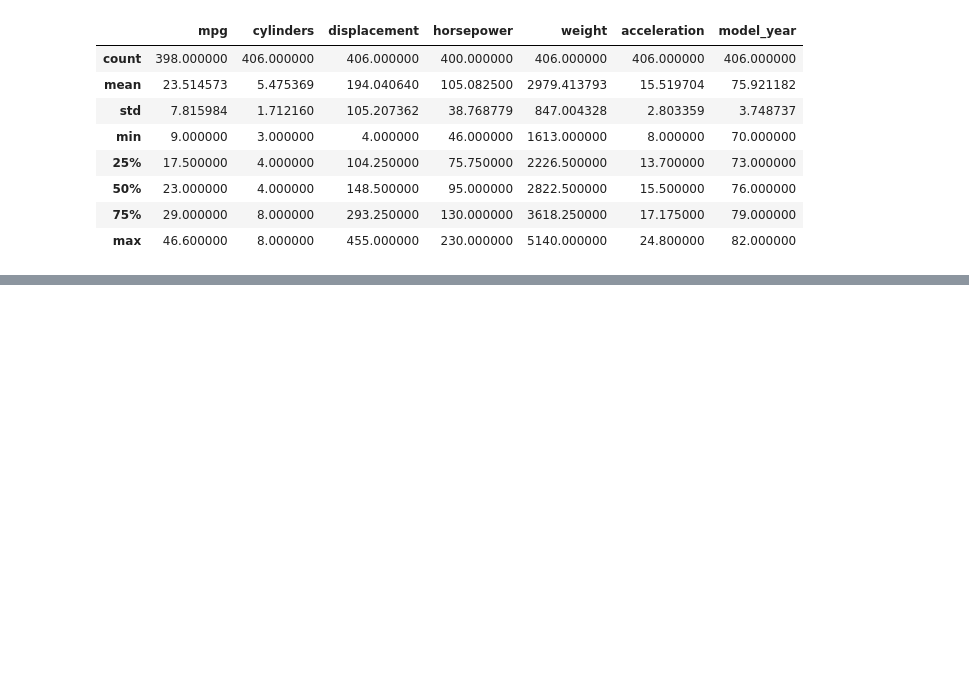
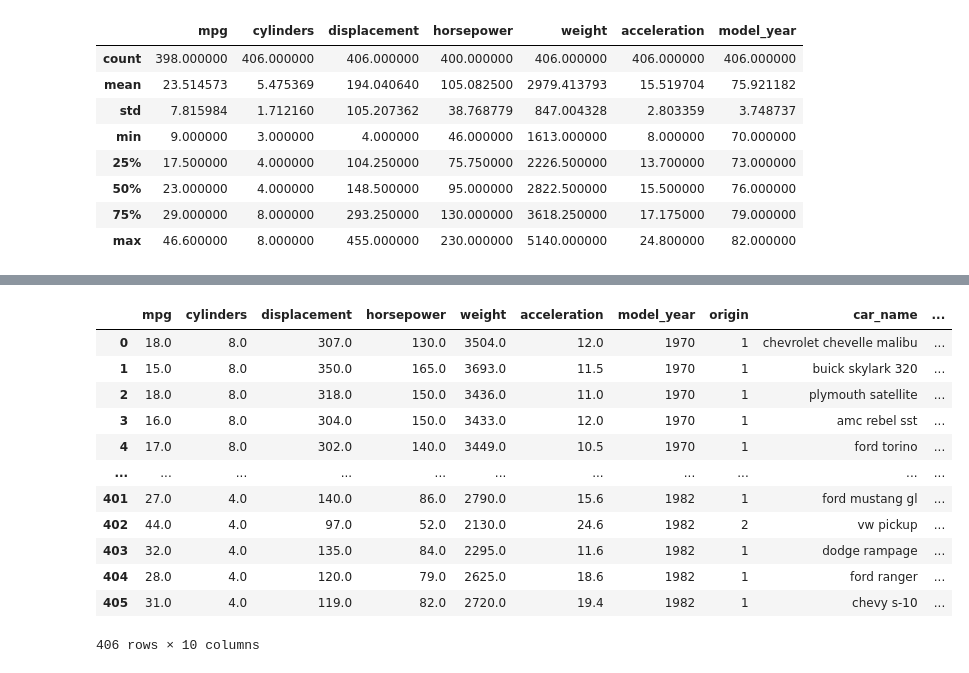
Before and after one commit to IT4063C/IT4063C.github.io, a Jupyter notebook: content/course-notes/6.eda/index.ipynb, the cells around one changed output, grey strips where cells are left out. Drawn from its saved outputs; the diff is of its cells as text; code cells hidden in the pictures; blank space fills up the shorter version.

```diff
--- a/content/course-notes/6.eda/index.ipynb
+++ b/content/course-notes/6.eda/index.ipynb
@@ -203,0 +220,19 @@ df.describe()
+# %%
+df['origin_spelled'] = df['origin'].astype(str).map({'1.0':'US', '2.0':'European', '3.0': 'Asian'})
+df['origin'] = df['origin'].astype(int)
+# %%
+df
+# %% [output]
+|  | mpg | cylinders | displacement | horsepower | weight | acceleration | model_year | origin | car_name | ... |
+| 0 | 18.0 | 8.0 | 307.0 | 130.0 | 3504.0 | 12.0 | 1970 | 1 | chevrolet chevelle malibu | ... |
+| 1 | 15.0 | 8.0 | 350.0 | 165.0 | 3693.0 | 11.5 | 1970 | 1 | buick skylark 320 | ... |
+| 2 | 18.0 | 8.0 | 318.0 | 150.0 | 3436.0 | 11.0 | 1970 | 1 | plymouth satellite | ... |
+| 3 | 16.0 | 8.0 | 304.0 | 150.0 | 3433.0 | 12.0 | 1970 | 1 | amc rebel sst | ... |
+| 4 | 17.0 | 8.0 | 302.0 | 140.0 | 3449.0 | 10.5 | 1970 | 1 | ford torino | ... |
+| ... | ... | ... | ... | ... | ... | ... | ... | ... | ... | ... |
+| 401 | 27.0 | 4.0 | 140.0 | 86.0 | 2790.0 | 15.6 | 1982 | 1 | ford mustang gl | ... |
+| 402 | 44.0 | 4.0 | 97.0 | 52.0 | 2130.0 | 24.6 | 1982 | 2 | vw pickup | ... |
+| 403 | 32.0 | 4.0 | 135.0 | 84.0 | 2295.0 | 11.6 | 1982 | 1 | dodge rampage | ... |
+| 404 | 28.0 | 4.0 | 120.0 | 79.0 | 2625.0 | 18.6 | 1982 | 1 | ford ranger | ... |
+| 405 | 31.0 | 4.0 | 119.0 | 82.0 | 2720.0 | 19.4 | 1982 | 1 | chevy s-10 | ... |
+406 rows × 10 columns
```
Also changed, not shown: parts of 3 cells of this notebook.
